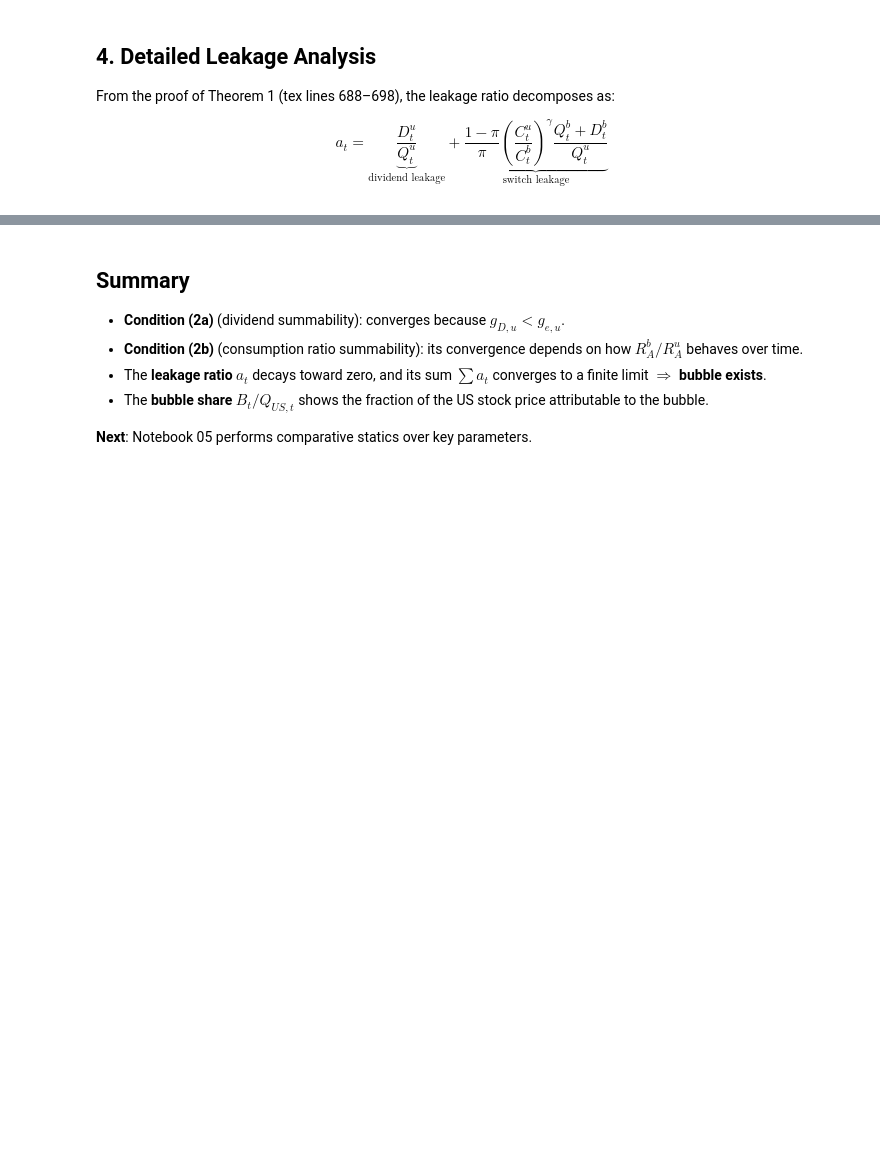
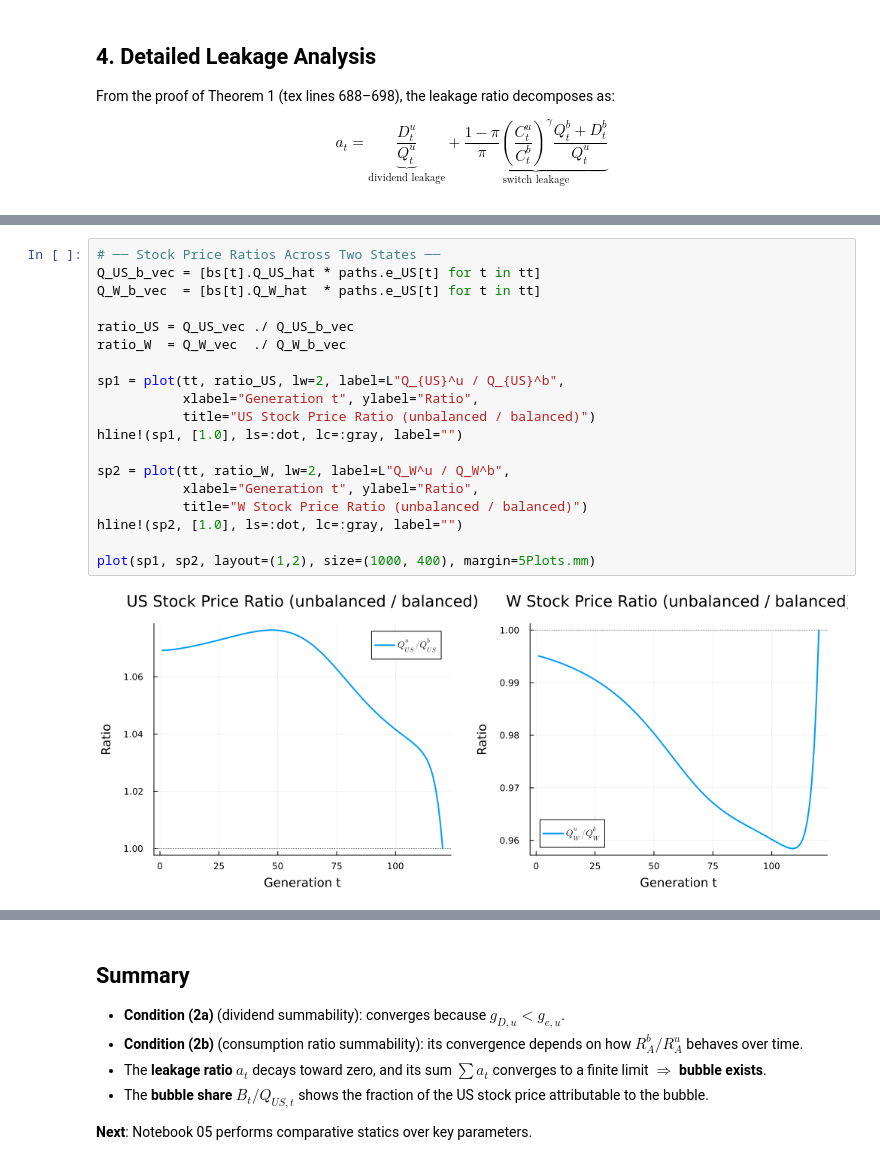
Before and after one commit to Cheng-Jipeng/Open_HKT, a Jupyter notebook: 04_bubble_diagnostics.ipynb, the cells around one changed output, grey strips where cells are left out. Saved outputs shown, nothing was run; the diff lists cells and outputs as text; blank space fills up the shorter version.

```diff
--- a/04_bubble_diagnostics.ipynb
+++ b/04_bubble_diagnostics.ipynb
@@ -288,0 +473,21 @@ hline!(cr_plot, [1.0], ls=:dot, lc=:gray, label="")
+# %%
+# ── Stock Price Ratios Across Two States ──
+Q_US_b_vec = [bs[t].Q_US_hat * paths.e_US[t] for t in tt]
+Q_W_b_vec  = [bs[t].Q_W_hat  * paths.e_US[t] for t in tt]
+
+ratio_US = Q_US_vec ./ Q_US_b_vec
+ratio_W  = Q_W_vec  ./ Q_W_b_vec
+
+sp1 = plot(tt, ratio_US, lw=2, label=L"Q_{US}^u / Q_{US}^b",
+           xlabel="Generation t", ylabel="Ratio",
+           title="US Stock Price Ratio (unbalanced / balanced)")
+hline!(sp1, [1.0], ls=:dot, lc=:gray, label="")
+
+sp2 = plot(tt, ratio_W, lw=2, label=L"Q_W^u / Q_W^b",
+           xlabel="Generation t", ylabel="Ratio",
+           title="W Stock Price Ratio (unbalanced / balanced)")
+hline!(sp2, [1.0], ls=:dot, lc=:gray, label="")
+
+plot(sp1, sp2, layout=(1,2), size=(1000, 400), margin=5Plots.mm)
+# %% [output]
+[figure, added]
```
Also changed, not shown: parts of 18 cells of this notebook, 5 other files.
